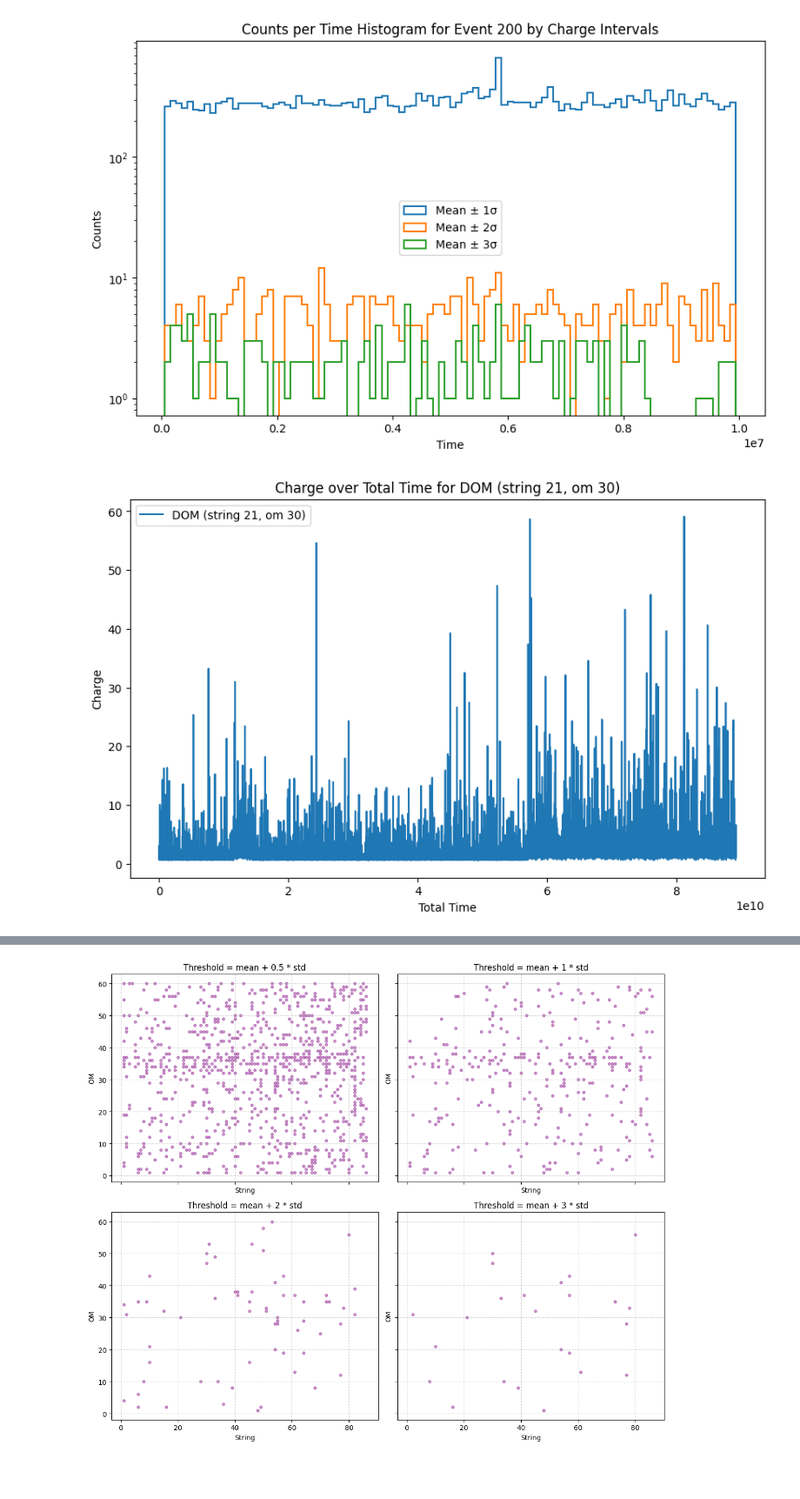
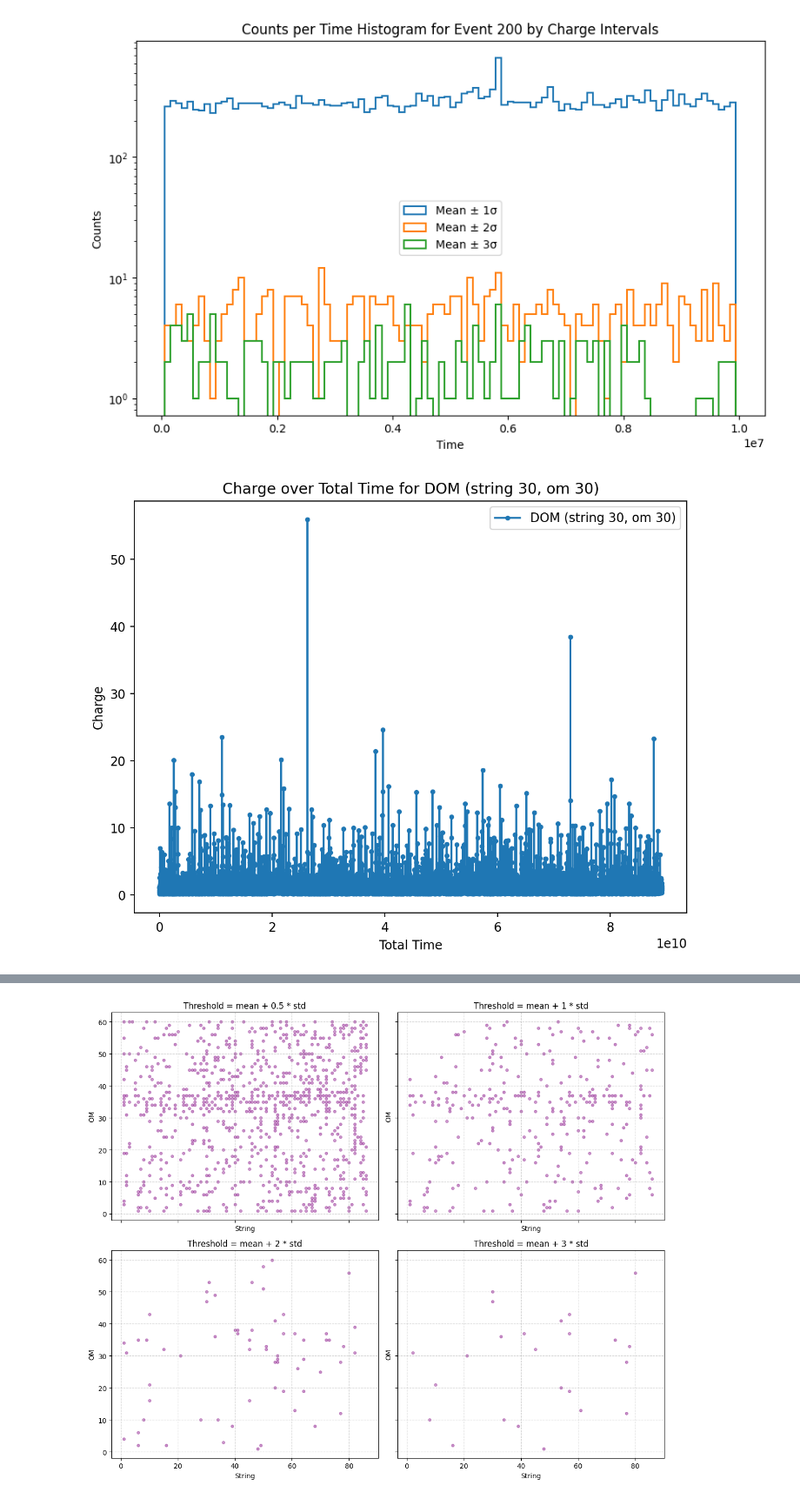
Before and after one commit to smsnfi12/bachelor-thesis, a Jupyter notebook: notebooks/p_q_frames.ipynb, the cells around one changed output, grey strips where cells are left out. Shown at 87% size. Drawn from its saved outputs; the diff is of its cells as text; code cells hidden in the pictures; blank space fills up the shorter version.

```diff
--- a/notebooks/p_q_frames.ipynb
+++ b/notebooks/p_q_frames.ipynb
@@ -637,26 +637,27 @@ df_q['time_total'] = df_q['time'] + df_q['Event'].map(event_time_offsets)
 # %%
 # Part 2: Plot charge over total time for a single DOM across all events
 def plot_charge_over_total_time(data, string_id, om_id):
     single_dom_data = data[(data['string'] == string_id) & (data['om'] == om_id)]
     if single_dom_data.empty:
         print(f"No data available for DOM (string {string_id}, om {om_id}).")
         return
 
     # Plot charge over total time for the entire measuring period
-    plt.figure(figsize=(10, 6))
-    plt.plot(single_dom_data['time_total'], single_dom_data['charge'], marker='', linestyle='-', label=f'DOM (string {string_id}, om {om_id})')
+    plt.figure(figsize=(8, 6), dpi=170)
+    plt.plot(single_dom_data['time_total'], single_dom_data['charge'], marker='.', linestyle='-', label=f'DOM (string {string_id}, om {om_id})')
     plt.xlabel('Total Time')
-    # plt.xlim(6.03*10**10, 6.04*10**10)
+    #plt.xlim(2.62*10**10, 2.64*10**10)
     # plt.ylim(0,60)
     plt.ylabel('Charge')
     plt.title(f'Charge over Total Time for DOM (string {string_id}, om {om_id})')
     plt.legend()
+    plt.savefig('plots/charge_time_cut.pdf', format='pdf')
     plt.show()
 
 # Select an example DOM to analyze (first DOM in the dataset)
 example_dom_data = df_q[['string', 'om']].iloc[0]
 example_string_id = example_dom_data['string']
 example_om_id = example_dom_data['om']
-plot_charge_over_total_time(df_q, 21, 30)
+plot_charge_over_total_time(df_q, 30, 30)
 # %% [output]
-[figure, old version]
+[figure, new version]
```
Also changed, not shown: parts of 11 cells of this notebook, 19 other files.
